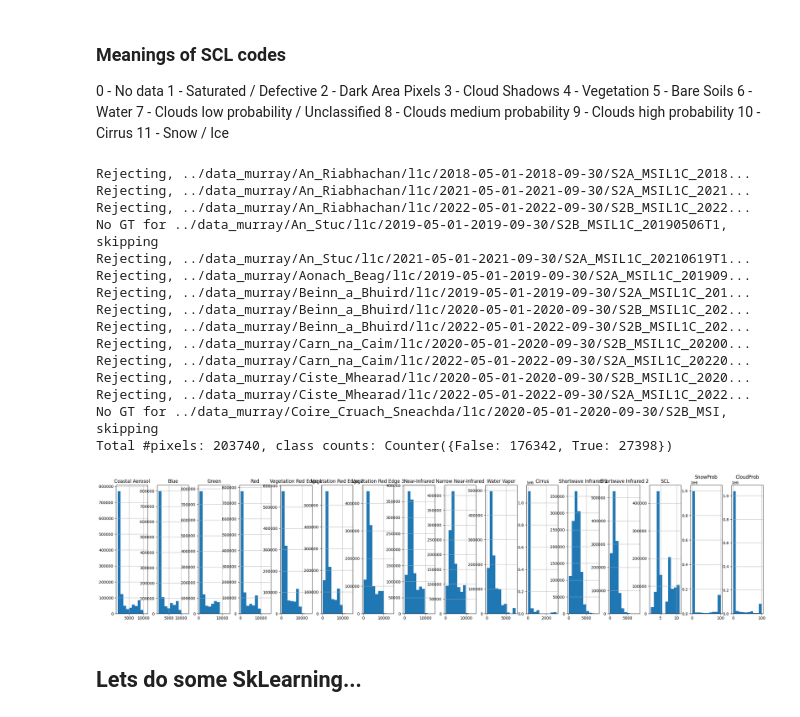
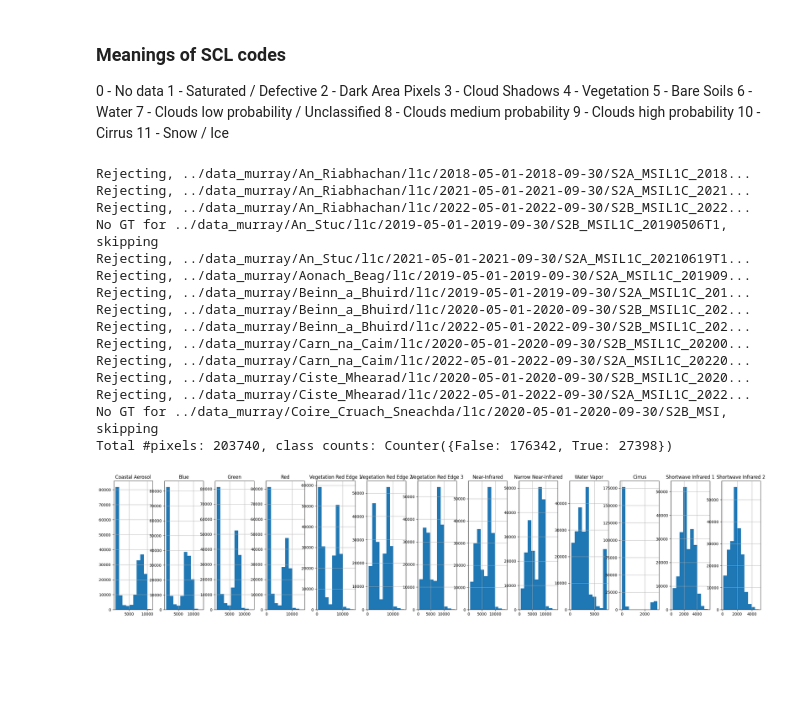
Before and after one commit to SimonFisher92/Scottish_Snow, a Jupyter notebook: notebooks/per-pixel-classifier.ipynb, the cells around one changed output. Drawn from its saved outputs; the diff is of its cells as text; code cells hidden in the pictures; blank space fills up the shorter version.

```diff
--- a/notebooks/per-pixel-classifier.ipynb
+++ b/notebooks/per-pixel-classifier.ipynb
@@ -92,7 +93,7 @@ test_find_corresponding_gt()
 ------------------------------2a-------------------------------2A---------------------8-----------------------44400---------
 # %%
 
-def build_feats_and_gt_lists(max_cloud_cover_pc=50, only_every=10):
+def build_feats_and_gt_lists(max_cloud_cover_pc=50, only_every=10, verbose=True):
     # Return a tuple of corresponding lists:
     # 1: list of file paths of l1c (13 band) data
     # 2: list dataframes, each with one row per-pixel, columns for features (13) + 3 GT related columns
@@ -101,7 +102,8 @@ def build_feats_and_gt_lists(max_cloud_cover_pc=50, only_every=10):
     for p1 in l1c_list[0::only_every]:
         p2 = find_corresponding_gt(p1, l2a_list)
         if p2 is None:
-            print(f"No GT for {p1[:70]}, skipping")
+            if verbose:
+                print(f"No GT for {p1[:70]}, skipping")
             continue
         # print(p1, p2)
         imStack = np.load(p1)
@@ -119,7 +121,8 @@ def build_feats_and_gt_lists(max_cloud_cover_pc=50, only_every=10):
         df['CloudProb'] = gtIm[:,:,2].flatten()
 
         if df['CloudProb'].mean() > max_cloud_cover_pc:
-            print(f"Rejecting, {p1[:70]}...")
+            if verbose:
+                print(f"Rejecting, {p1[:70]}...")
             continue
         path_list += [p1]
         df_list += [df]
@@ -174,37 +177,35 @@ def build_total_df_and_gt(df_list):
     df_list_feats_only = [df.iloc[:, :13] for df in df_list]
     gt_list = [np.array(df['SCL']) for df in df_list]
 
-    X_df = np.concatenate(df_list_feats_only)
+    X_df = pd.concat(df_list_feats_only)
     y = np.hstack(gt_list)
     y = (y==11)   # 11 is "Snow"
     return X_df, y
 
 def test_build_total_df_and_gt():
     path_list, df_list = build_feats_and_gt_lists(max_cloud_cover_pc=50, only_every=100)
     X_df, y = build_total_df_and_gt(df_list)
     print(f"Total #pixels: {len(X_df)}, class counts: {Counter(y)}")
-    fig, axis = plt.subplots(1, 16, figsize=(30,6))
-    total_df.hist(ax=axis)
+    fig, axis = plt.subplots(1, 13, figsize=(30,6))
+    X_df.hist(ax=axis)
     plt.show()
     assert len(X_df) == len(y)
 
 test_build_total_df_and_gt()
 # %% [output]
 Rejecting, ../data_murray/An_Riabhachan/l1c/2018-05-01-2018-09-30/S2A_MSIL1C_2018...
 Rejecting, ../data_murray/An_Riabhachan/l1c/2021-05-01-2021-09-30/S2A_MSIL1C_2021...
 Rejecting, ../data_murray/An_Riabhachan/l1c/2022-05-01-2022-09-30/S2B_MSIL1C_2022...
 No GT for ../data_murray/An_Stuc/l1c/2019-05-01-2019-09-30/S2B_MSIL1C_20190506T1, skipping
 Rejecting, ../data_murray/An_Stuc/l1c/2021-05-01-2021-09-30/S2A_MSIL1C_20210619T1...
 Rejecting, ../data_murray/Aonach_Beag/l1c/2019-05-01-2019-09-30/S2A_MSIL1C_201909...
 Rejecting, ../data_murray/Beinn_a_Bhuird/l1c/2019-05-01-2019-09-30/S2A_MSIL1C_201...
 Rejecting, ../data_murray/Beinn_a_Bhuird/l1c/2020-05-01-2020-09-30/S2B_MSIL1C_202...
 Rejecting, ../data_murray/Beinn_a_Bhuird/l1c/2022-05-01-2022-09-30/S2B_MSIL1C_202...
 Rejecting, ../data_murray/Carn_na_Caim/l1c/2020-05-01-2020-09-30/S2B_MSIL1C_20200...
 Rejecting, ../data_murray/Carn_na_Caim/l1c/2022-05-01-2022-09-30/S2A_MSIL1C_20220...
 Rejecting, ../data_murray/Ciste_Mhearad/l1c/2020-05-01-2020-09-30/S2B_MSIL1C_2020...
 Rejecting, ../data_murray/Ciste_Mhearad/l1c/2022-05-01-2022-09-30/S2A_MSIL1C_2022...
 No GT for ../data_murray/Coire_Cruach_Sneachda/l1c/2020-05-01-2020-09-30/S2B_MSI, skipping
 Total #pixels: 203740, class counts: Counter({False: 176342, True: 27398})
-[figure, old version]
+[figure, new version]
-# %% [markdown]
-## Lets do some SkLearning...
```
Also changed, not shown: parts of 18 cells of this notebook.
